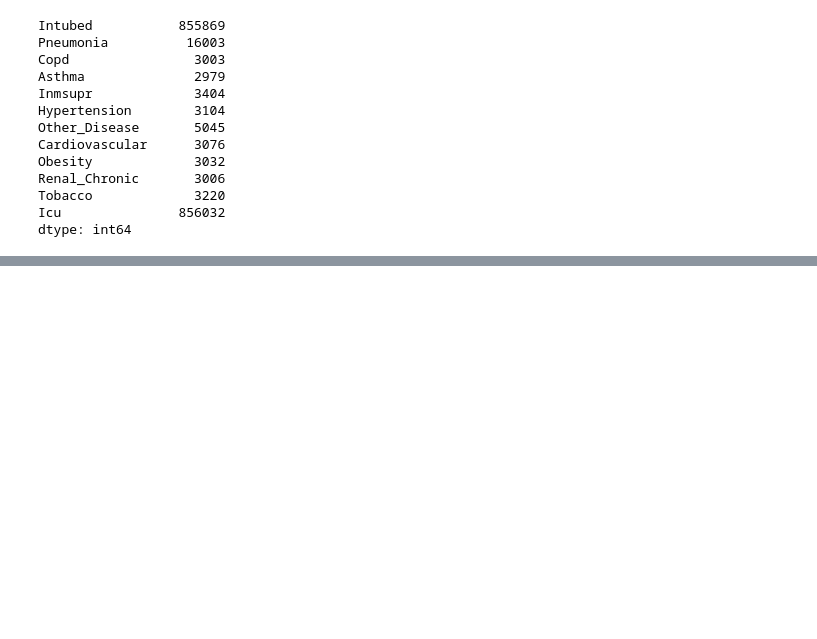
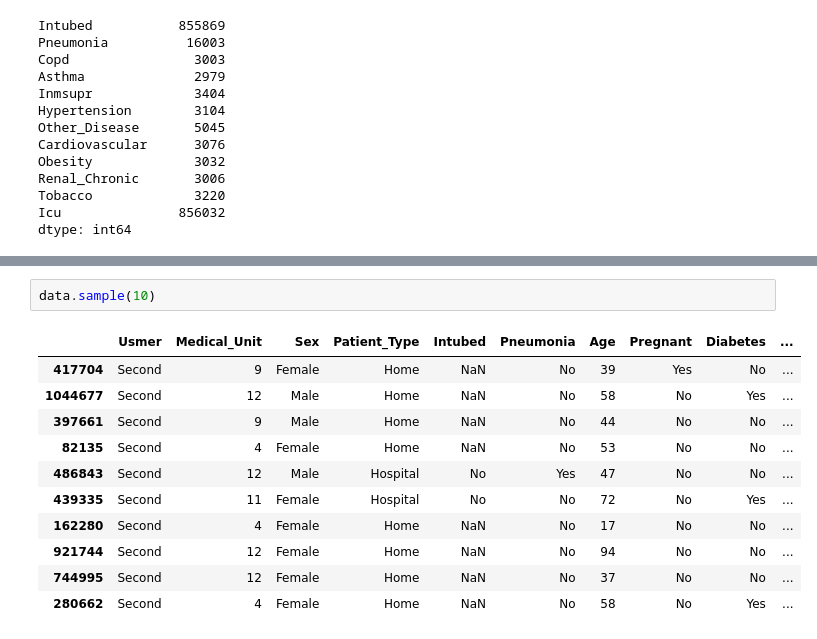
Before and after one commit to Dhruv-Chandra/Covid-19, a Jupyter notebook: Covid.ipynb, the cells around one changed output, grey strips where cells are left out. Drawn from its saved outputs; the diff is of its cells as text; blank space fills up the shorter version.

```diff
--- a/Covid.ipynb
+++ b/Covid.ipynb
@@ -429,0 +457,14 @@ data.head()
+# %%
+data.sample(10)
+# %% [output]
+|  | Usmer | Medical_Unit | Sex | Patient_Type | Intubed | Pneumonia | Age | Pregnant | Diabetes | ... |
+| 417704 | Second | 9 | Female | Home | NaN | No | 39 | Yes | No | ... |
+| 1044677 | Second | 12 | Male | Home | NaN | No | 58 | No | Yes | ... |
+| 397661 | Second | 9 | Male | Home | NaN | No | 44 | No | No | ... |
+| 82135 | Second | 4 | Female | Home | NaN | No | 53 | No | No | ... |
+| 486843 | Second | 12 | Male | Hospital | No | Yes | 47 | No | No | ... |
+| 439335 | Second | 11 | Female | Hospital | No | No | 72 | No | Yes | ... |
+| 162280 | Second | 4 | Female | Home | NaN | No | 17 | No | No | ... |
+| 921744 | Second | 12 | Female | Home | NaN | No | 94 | No | No | ... |
+| 744995 | Second | 12 | Female | Home | NaN | No | 37 | No | No | ... |
+| 280662 | Second | 4 | Female | Home | NaN | No | 58 | No | Yes | ... |
```
Also changed, not shown: parts of 13 cells of this notebook.
